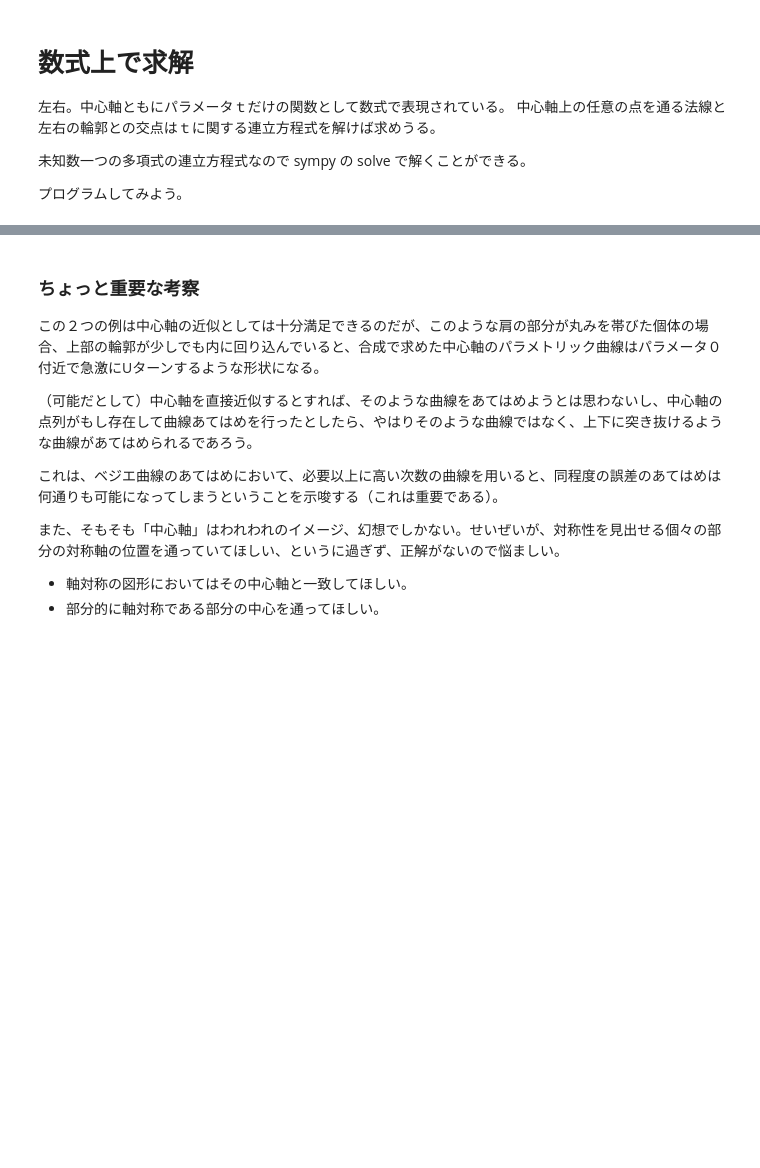
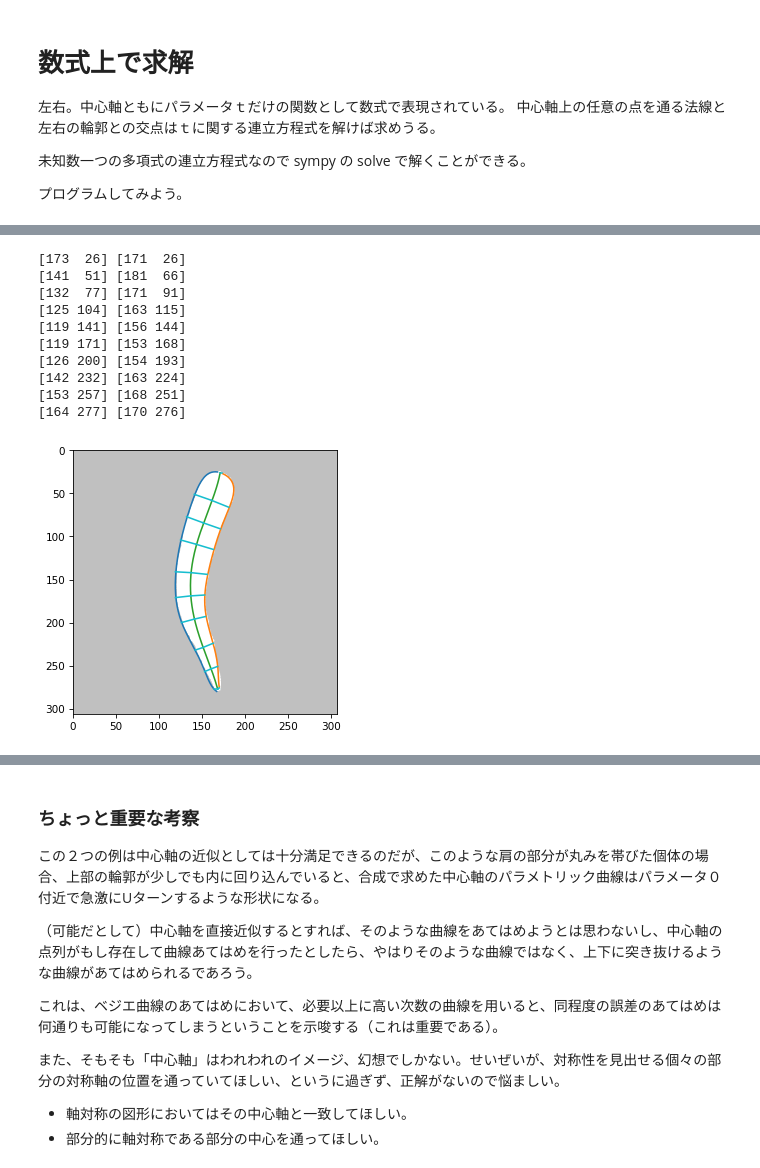
Before and after one commit to iciromaco/RadiShLab, a Jupyter notebook: N008_ベジエ近似の応用２_中心軸の形状記述.ipynb, the cells around one changed output, grey strips where cells are left out. Saved outputs shown, nothing was run; the diff lists cells and outputs as text; code cells hidden in the pictures; blank space fills up the shorter version.

```diff
--- a/N008_ベジエ近似の応用２_中心軸の形状記述.ipynb
+++ b/N008_ベジエ近似の応用２_中心軸の形状記述.ipynb
@@ -365,2 +382,16 @@ def NormalLadder(num,n_samples=10):
+# %%
+NormalLadder(2,n_samples=10)
+# %% [output]
+[173  26] [171  26]
+[141  51] [181  66]
+[132  77] [171  91]
+[125 104] [163 115]
+[119 141] [156 144]
+[119 171] [153 168]
+[126 200] [154 193]
+[142 232] [163 224]
+[153 257] [168 251]
+[164 277] [170 276]
+[figure, added]
 # %%
 %%time
```
Also changed, not shown: parts of 11 cells of this notebook, 2 other files.
